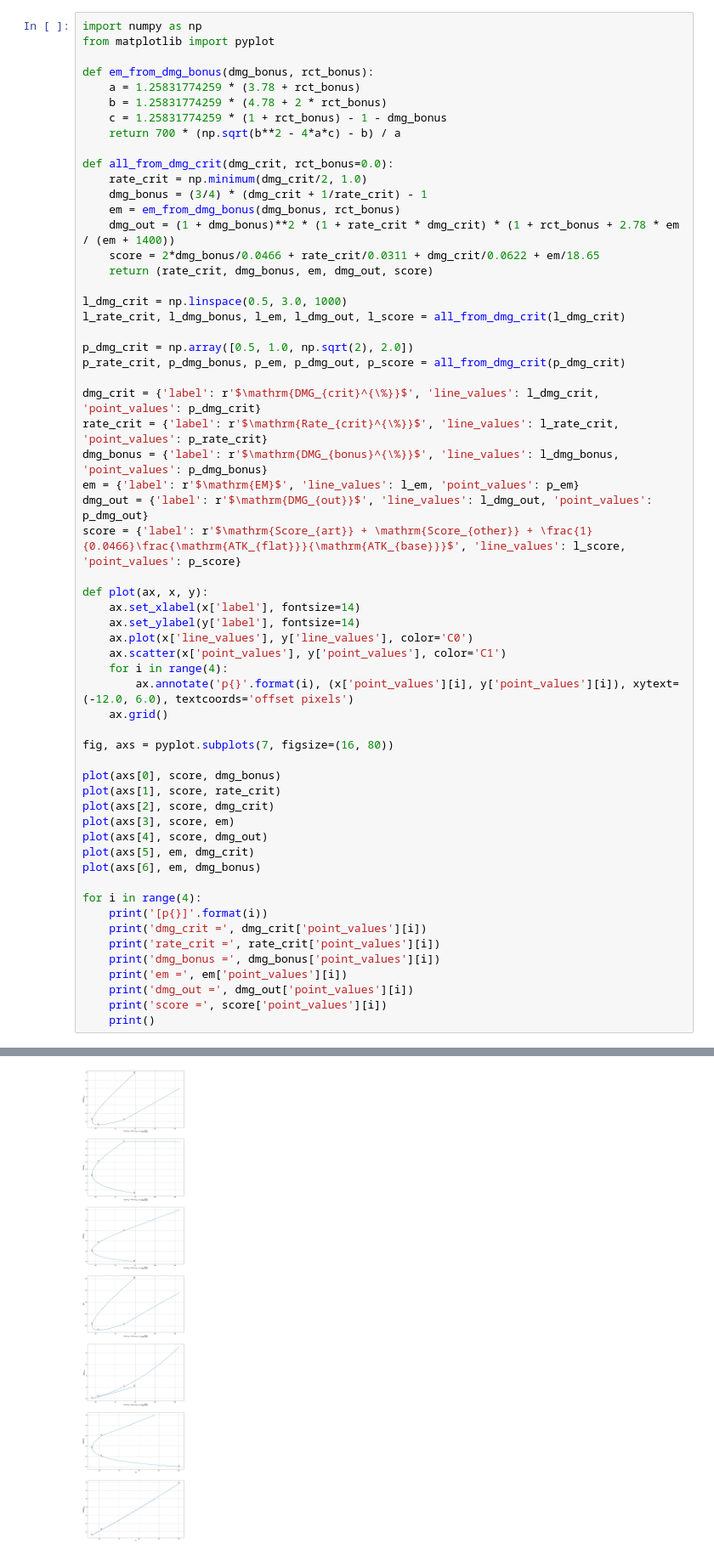
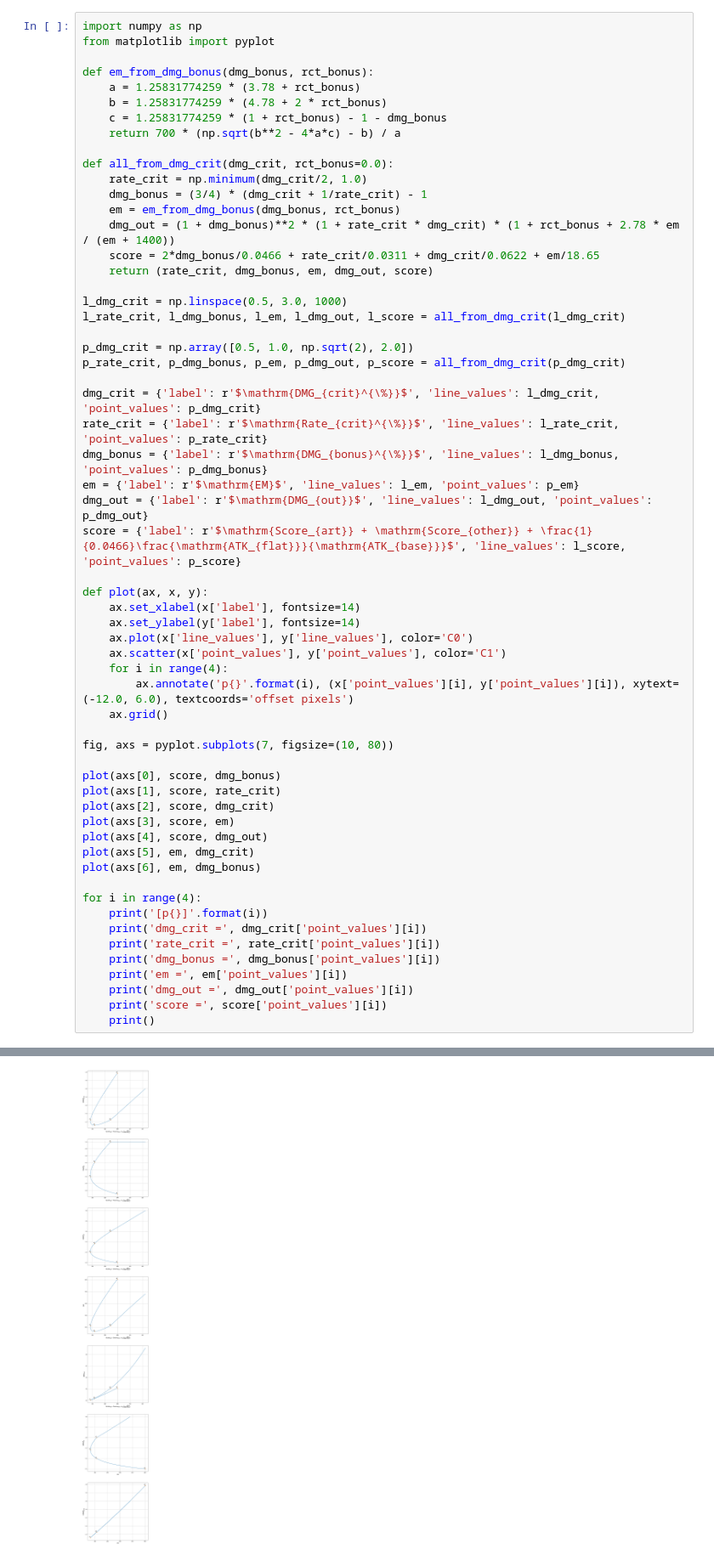
Before and after one commit to raolirom/genshin-notebooks, a Jupyter notebook: artifact-continuous-optimization.ipynb, the cells around one changed output, grey strips where cells are left out. Shown at 85% size. Saved outputs shown, nothing was run; the diff lists cells and outputs as text.

Commit message:
plot size adjustment

```diff
--- a/artifact-continuous-optimization.ipynb
+++ b/artifact-continuous-optimization.ipynb
@@ -104,7 +104,7 @@ def plot(ax, x, y):
         ax.annotate('p{}'.format(i), (x['point_values'][i], y['point_values'][i]), xytext=(-12.0, 6.0), textcoords='offset pixels')
     ax.grid()
 
-fig, axs = pyplot.subplots(7, figsize=(16, 80))
+fig, axs = pyplot.subplots(7, figsize=(10, 80))
 
 plot(axs[0], score, dmg_bonus)
 plot(axs[1], score, rate_crit)
@@ -114,31 +114,31 @@ plot(axs[4], score, dmg_out)
 plot(axs[5], em, dmg_crit)
 plot(axs[6], em, dmg_bonus)
 
 for i in range(4):
     print('[p{}]'.format(i))
     print('dmg_crit =', dmg_crit['point_values'][i])
     print('rate_crit =', rate_crit['point_values'][i])
     print('dmg_bonus =', dmg_bonus['point_values'][i])
     print('em =', em['point_values'][i])
     print('dmg_out =', dmg_out['point_values'][i])
     print('score =', score['point_values'][i])
     print()
 # %% [output]
 [p0]
 dmg_crit = 0.5
 rate_crit = 0.25
 dmg_bonus = 2.375
 em = 401.5859684027243
 dmg_out = 20.7553290805566
 score = 139.54126058998742
 
 [p1]
 dmg_crit = 1.0
 rate_crit = 0.5
 dmg_bonus = 1.25
 ... (15 lines left out)
 dmg_bonus = 1.25
 em = 206.69305847948462
 dmg_out = 20.61905349384885
 score = 129.03948806163322
-[figure, old version]
+[figure, new version]
```
